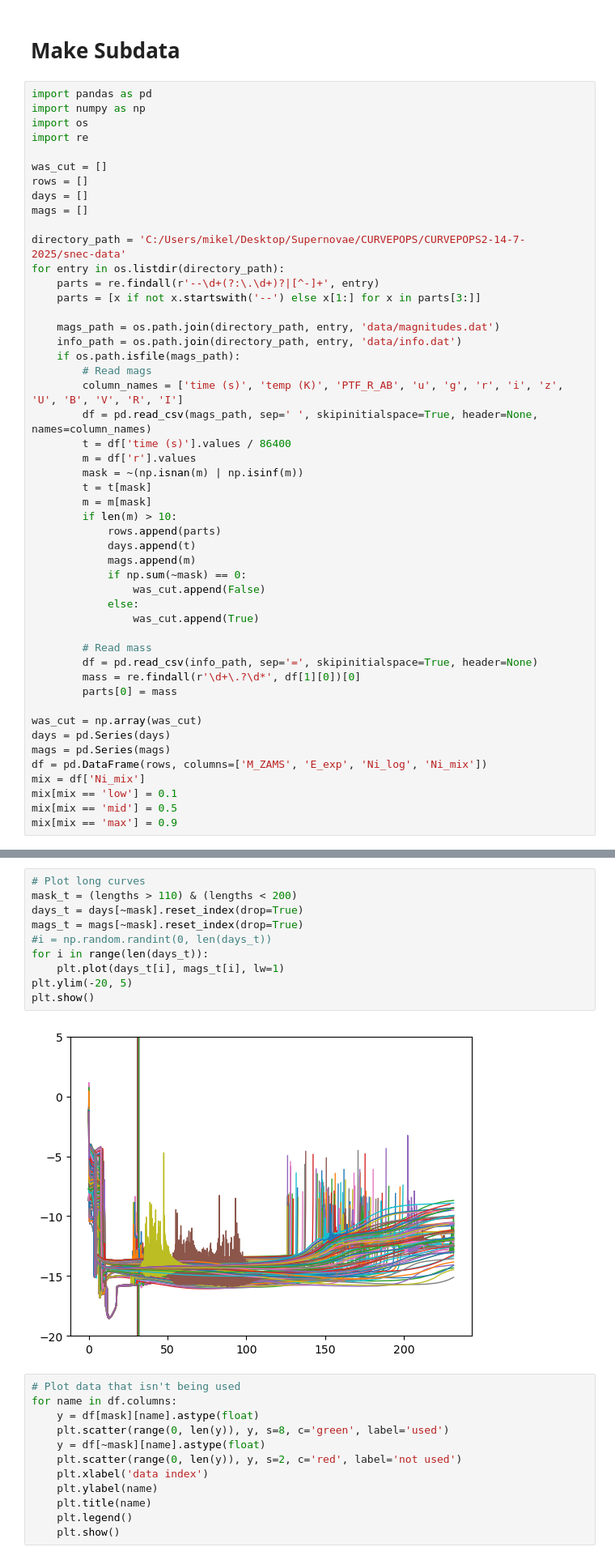
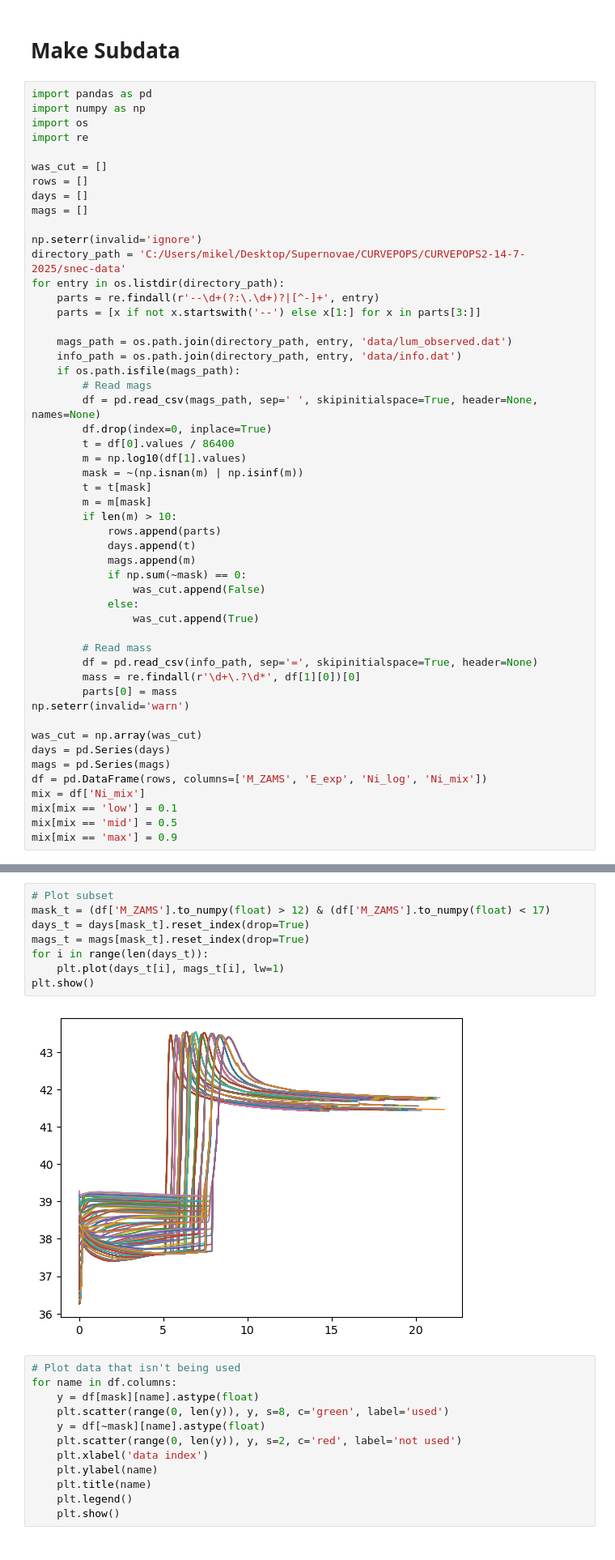
Before and after one commit to MichaelLukaszyk/CURVEPOPS, a Jupyter notebook: lightcurve_interp.ipynb, the cells around one changed output, grey strips where cells are left out. Shown at 81% size. Saved outputs shown, nothing was run; the diff lists cells and outputs as text.

```diff
--- a/lightcurve_interp.ipynb
+++ b/lightcurve_interp.ipynb
@@ -13,19 +13,20 @@ rows = []
 days = []
 mags = []
 
+np.seterr(invalid='ignore')
 directory_path = 'C:/Users/mikel/Desktop/Supernovae/CURVEPOPS/CURVEPOPS2-14-7-2025/snec-data'
 for entry in os.listdir(directory_path):
     parts = re.findall(r'--\d+(?:\.\d+)?|[^-]+', entry)
     parts = [x if not x.startswith('--') else x[1:] for x in parts[3:]]
 
-    mags_path = os.path.join(directory_path, entry, 'data/magnitudes.dat')
+    mags_path = os.path.join(directory_path, entry, 'data/lum_observed.dat')
     info_path = os.path.join(directory_path, entry, 'data/info.dat')
     if os.path.isfile(mags_path):
         # Read mags
-        column_names = ['time (s)', 'temp (K)', 'PTF_R_AB', 'u', 'g', 'r', 'i', 'z', 'U', 'B', 'V', 'R', 'I']
-        df = pd.read_csv(mags_path, sep=' ', skipinitialspace=True, header=None, names=column_names)
-        t = df['time (s)'].values / 86400
-        m = df['r'].values
+        df = pd.read_csv(mags_path, sep=' ', skipinitialspace=True, header=None, names=None)
+        df.drop(index=0, inplace=True)
+        t = df[0].values / 86400
+        m = np.log10(df[1].values)
         mask = ~(np.isnan(m) | np.isinf(m))
         t = t[mask]
         m = m[mask]
@@ -42,6 +43,7 @@ for entry in os.listdir(directory_path):
         df = pd.read_csv(info_path, sep='=', skipinitialspace=True, header=None)
         mass = re.findall(r'\d+\.?\d*', df[1][0])[0]
         parts[0] = mass
+np.seterr(invalid='warn')
 
 was_cut = np.array(was_cut)
 days = pd.Series(days)
@@ -76,15 +78,13 @@ mask = (lengths < 30) & (lengths > 12)
 # %%
-# Plot long curves
-mask_t = (lengths > 110) & (lengths < 200)
-days_t = days[~mask].reset_index(drop=True)
-mags_t = mags[~mask].reset_index(drop=True)
-#i = np.random.randint(0, len(days_t))
+# Plot subset
+mask_t = (df['M_ZAMS'].to_numpy(float) > 12) & (df['M_ZAMS'].to_numpy(float) < 17)
+days_t = days[mask_t].reset_index(drop=True)
+mags_t = mags[mask_t].reset_index(drop=True)
 for i in range(len(days_t)):
     plt.plot(days_t[i], mags_t[i], lw=1)
-plt.ylim(-20, 5)
 plt.show()
 # %% [output]
-[figure, old version]
+[figure, new version]
 # %%
 # Plot data that isn't being used
 for name in df.columns:
```
Also changed, not shown: parts of 11 cells of this notebook, 1 other file.
